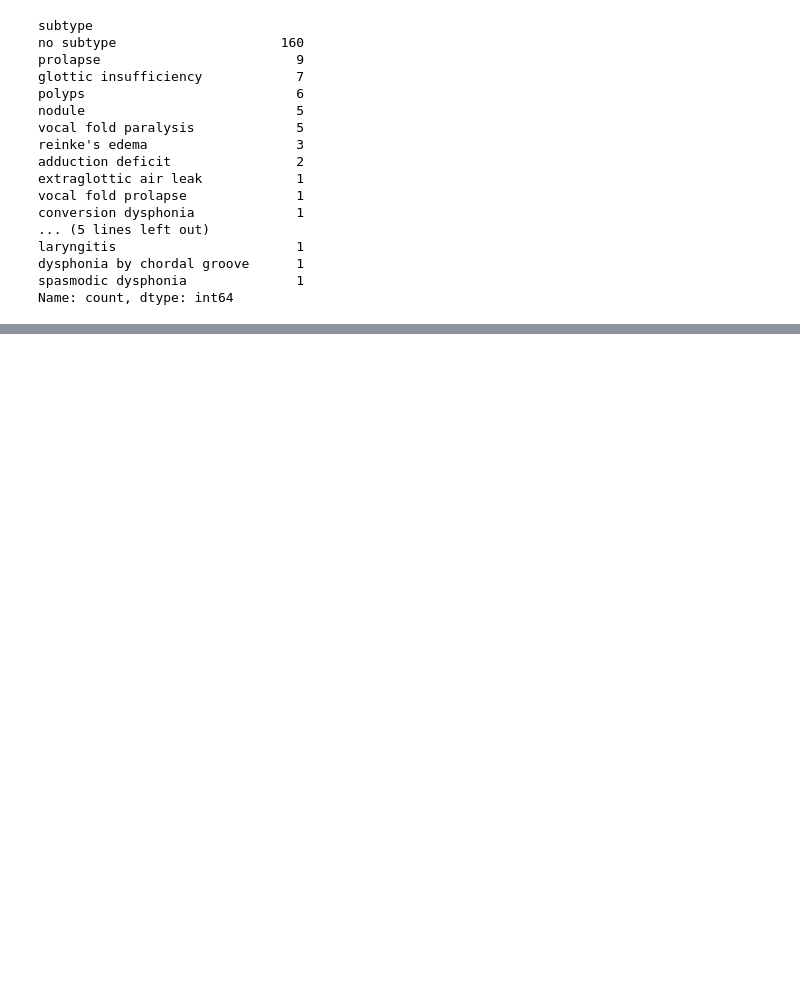
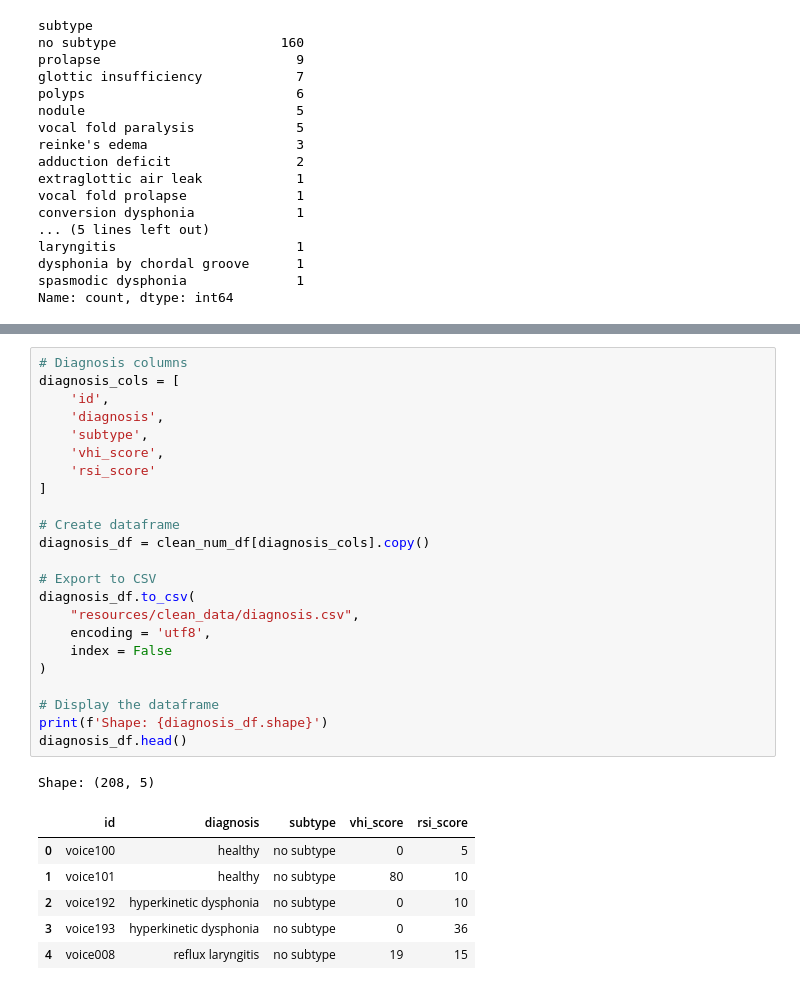
Before and after one commit to alyssahondrade/ml-perspectives-on-voice-disorder-diagnosis, a Jupyter notebook: 02_data_cleaning.ipynb, the cells around one changed output, grey strips where cells are left out. Cells and saved outputs as stored; diff of their text form; blank space fills up the shorter version.

```diff
--- a/02_data_cleaning.ipynb
+++ b/02_data_cleaning.ipynb
@@ -1572,0 +1613,31 @@ clean_num_df.head()
+# %%
+# Diagnosis columns
+diagnosis_cols = [
+    'id',
+    'diagnosis',
+    'subtype',
+    'vhi_score',
+    'rsi_score'
+]
+
+# Create dataframe
+diagnosis_df = clean_num_df[diagnosis_cols].copy()
+
+# Export to CSV
+diagnosis_df.to_csv(
+    "resources/clean_data/diagnosis.csv",
+    encoding = 'utf8',
+    index = False
+)
+
+# Display the dataframe
+print(f'Shape: {diagnosis_df.shape}')
+diagnosis_df.head()
+# %% [output]
+Shape: (208, 5)
+|  | id | diagnosis | subtype | vhi_score | rsi_score |
+| 0 | voice100 | healthy | no subtype | 0 | 5 |
+| 1 | voice101 | healthy | no subtype | 80 | 10 |
+| 2 | voice192 | hyperkinetic dysphonia | no subtype | 0 | 10 |
+| 3 | voice193 | hyperkinetic dysphonia | no subtype | 0 | 36 |
+| 4 | voice008 | reflux laryngitis | no subtype | 19 | 15 |
```
Also changed, not shown: parts of 7 cells of this notebook, 3 other files.
